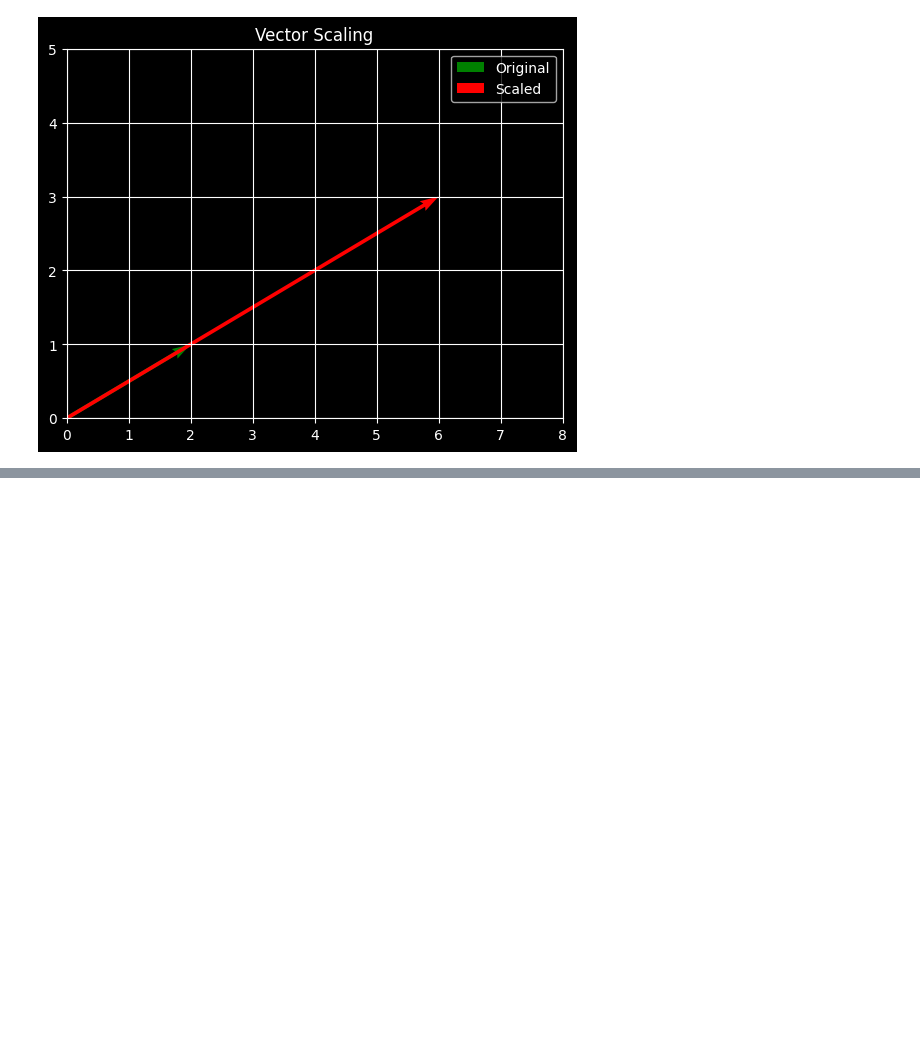
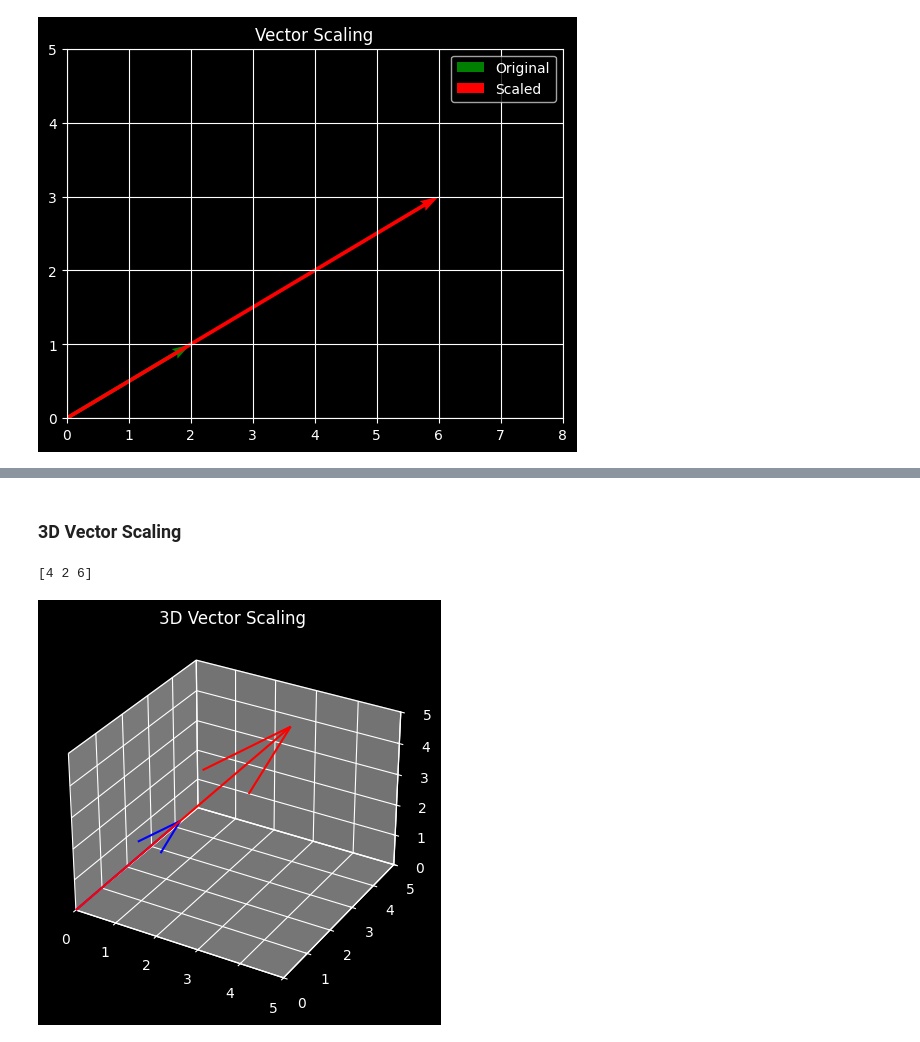
Before and after one commit to safinmahesania/AI-Journey, a Jupyter notebook: 02 Linear Algebra for Machine Learning/linear_algebra.ipynb, the cells around one changed output, grey strips where cells are left out. Saved outputs shown, nothing was run; the diff lists cells and outputs as text; code cells hidden in the pictures; blank space fills up the shorter version.

```diff
--- a/02 Linear Algebra for Machine Learning/linear_algebra.ipynb
+++ b/02 Linear Algebra for Machine Learning/linear_algebra.ipynb
@@ -88,0 +115,24 @@ plt.show()
+# %% [markdown]
+### 3D Vector Scaling
+# %%
+v = np.array([2, 1,3])
+scaled_v = 2 * v
+
+print(scaled_v)
+
+# Visualize
+fig = plt.figure()
+ax = plt.axes(projection='3d')
+
+ax.set_xlim([0, 5])
+ax.set_ylim([0, 5])
+ax.set_zlim([0, 5])
+
+ax.quiver(0, 0, 0, v[0], v[1], v[2],color='blue')
+ax.quiver(0, 0, 0, scaled_v[0], scaled_v[1], scaled_v[2], color='red')
+ax.set_title("3D Vector Scaling")
+# ax.view_init()
+plt.show()
+# %% [output]
+[4 2 6]
+[figure, added]
```
Also changed, not shown: parts of 4 cells of this notebook.
